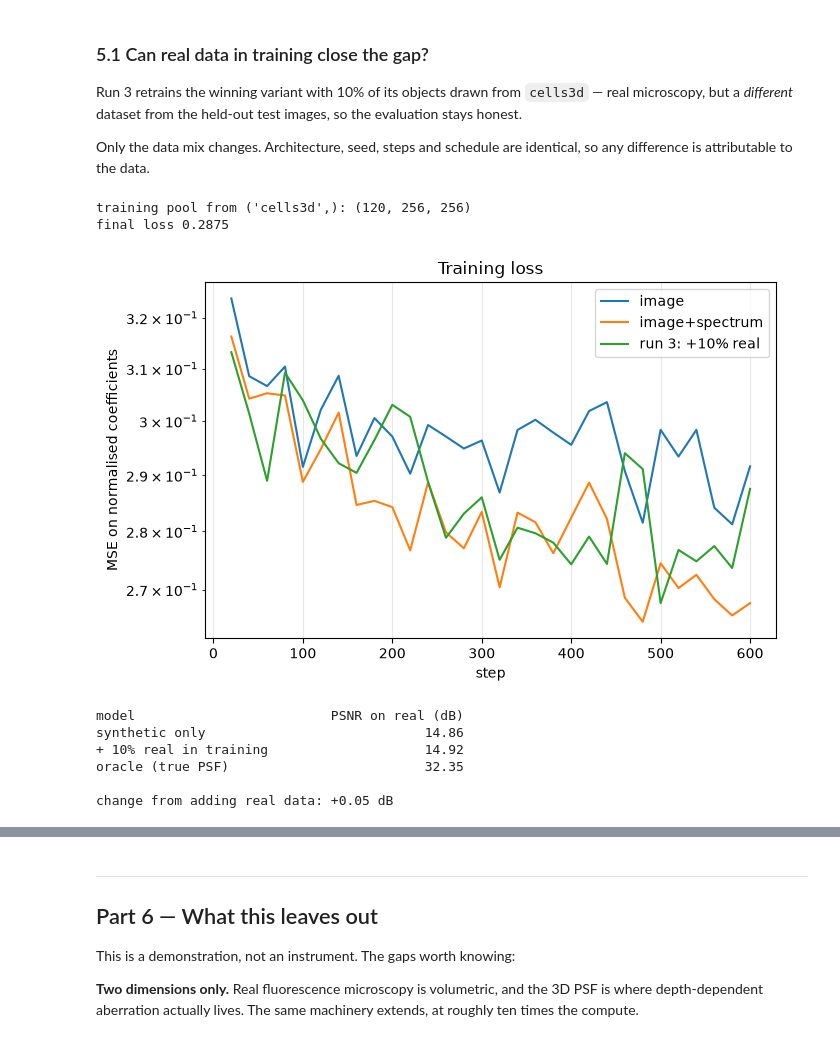
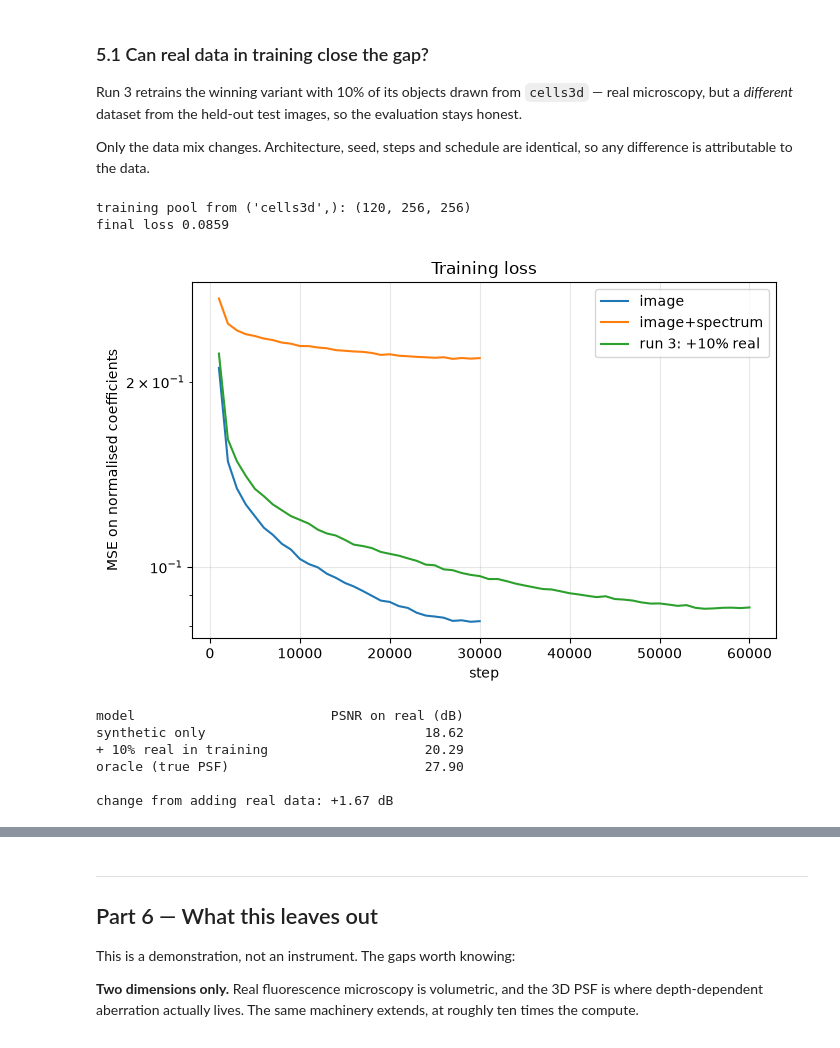
Before and after one commit to Mephphisto/deacon-of-the-sharp, a Jupyter notebook: deconvolution_demo.ipynb, the cells around one changed output, grey strips where cells are left out. Saved outputs shown, nothing was run; the diff lists cells and outputs as text; code cells hidden in the pictures.

```diff
--- a/deconvolution_demo.ipynb
+++ b/deconvolution_demo.ipynb
@@ -43,7 +43,7 @@ end to end, not enough to produce good science.
 Set `QUICK = False` and re-run on a GPU for the real numbers. That takes roughly
 an hour on an RTX 5070 Ti.
 # %%
-QUICK = True   # <-- set False for the full run on a GPU
+QUICK = False   # <-- set False for the full run on a GPU
 
 %matplotlib inline
 
@@ -809,22 +788,22 @@ so any difference is attributable to the data.
 # %%
 pool = load_training_pool().to(device)
 print(f"training pool from {TRAIN_REAL}: {tuple(pool.shape)}")
 
 torch.manual_seed(SEED)
-cfg3 = TrainConfig(steps=STEPS, batch=BATCH, size=SIZE, seed=SEED,
+cfg3 = TrainConfig(steps=2*STEPS, batch=BATCH, size=SIZE, seed=SEED,
                    warmup=max(10, STEPS // 60), log_every=max(1, STEPS // 30),
                    real_fraction=0.10)
 model3 = PSFNet(best_variant).to(device)
 out3 = train(model3, optics, basis, mask, cfg3, real_pool=pool, device=device, progress=False)
 results["run 3: +10% real"] = (out3.steps, out3.losses)
 print(f"final loss {out3.final_loss:.4f}")
 
 viz.plot_loss_curves(results)
 plt.show()
 # %% [output]
 training pool from ('cells3d',): (120, 256, 256)
-final loss 0.2875
+final loss 0.0859
-[figure, old version]
+[figure, new version]
 # %%
 c_hat_3 = denormalise_coeffs(predict_coeffs(model3, meas_rn, device=device).cpu()).to(device)
 psf_hat_3 = center_crop(psf_from_coeffs(c_hat_3, basis, mask), SIZE)
@@ -837,8 +816,8 @@ print(f"{'oracle (true PSF)':<28s} {scores_r['oracle']:18.2f}")
 print(f"\nchange from adding real data: {psnr(pred_3, truth_r) - scores_r['predicted']:+.2f} dB")
 # %% [output]
 model                         PSNR on real (dB)
-synthetic only                            14.86
-+ 10% real in training                    14.92
-oracle (true PSF)                         32.35
+synthetic only                            18.62
++ 10% real in training                    20.29
+oracle (true PSF)                         27.90
 
-change from adding real data: +0.05 dB
+change from adding real data: +1.67 dB
```
Also changed, not shown: parts of 17 cells of this notebook, 1 other file.
